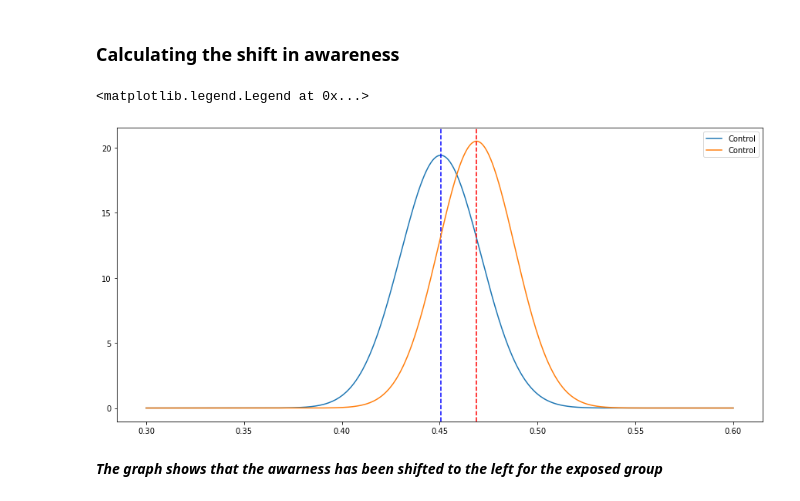
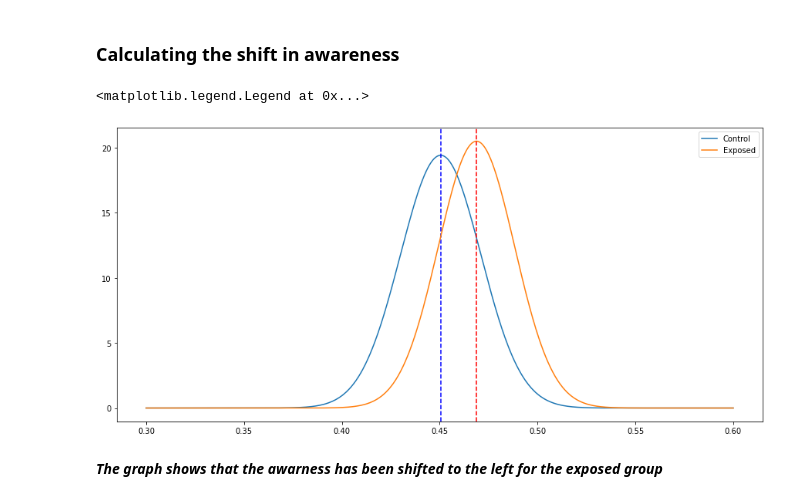
Before and after one commit to daniEL2371/abtest-mlops, a Jupyter notebook: notebooks/ClassicABTest.ipynb, the cells around one changed output. Saved outputs shown, nothing was run; the diff lists cells and outputs as text; code cells hidden in the pictures.

```diff
--- a/notebooks/ClassicABTest.ipynb
+++ b/notebooks/ClassicABTest.ipynb
@@ -213,6 +213,11 @@ number of pepole that are aware of the brand lux in exposed group are: 308
 # %% [markdown]
 ### calculating the conversion rate
 our metrics is a conversion rate for awareness / total
+# %%
+diff = exposed_conversion_rate - control_conversion_rate
+
+variance_contorl = control_conversion_rate * (1 - control_conversion_rate)
+variance_exposed = exposed_conversion_rate * (1 - exposed_conversion_rate)
 # %%
 
 control_conversion_rate = test_df['aware']['control'] / test_df['total']['control']
@@ -245,21 +245,21 @@ shift  = (exposed_conversion_rate - control_conversion_rate) / control_conversio
 # %%
 fig, ax = plt.subplots(figsize=(15,7))
 
 x = np.linspace(0.3, 0.6, 1000)
 
 ctr_rate_prob = scs.norm(control_conversion_rate, standar_err_control).pdf(x)
 ax.plot(x, ctr_rate_prob, label='Control')
 ax.axvline(x=control_conversion_rate, c='blue', linestyle='--')
 
 
 
 exposed_rate_prob = scs.norm(exposed_conversion_rate, standar_err_exposed).pdf(x)
-ax.plot(x, exposed_rate_prob, label='Control')
+ax.plot(x, exposed_rate_prob, label='Exposed')
 ax.axvline(x=exposed_conversion_rate, c='red', linestyle='--')
 plt.legend()
 # %% [output]
 <matplotlib.legend.Legend at 0x...>
-[figure, old version]
+[figure, new version]
 # %% [markdown]
 ***The graph shows that the awarness has been shifted to the left for the exposed group***
 # %%
```
Also changed, not shown: parts of 1 cell of this notebook, 1 other file.
